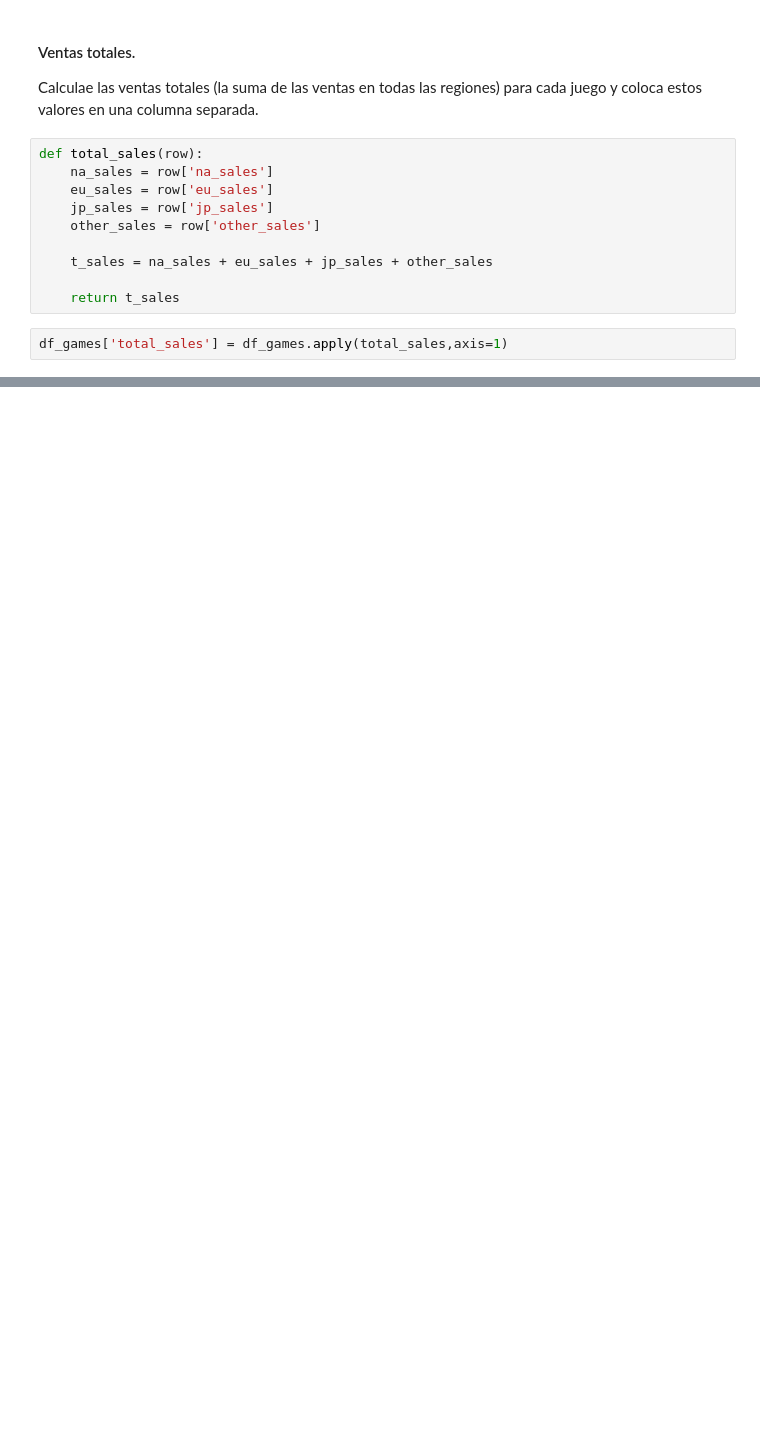
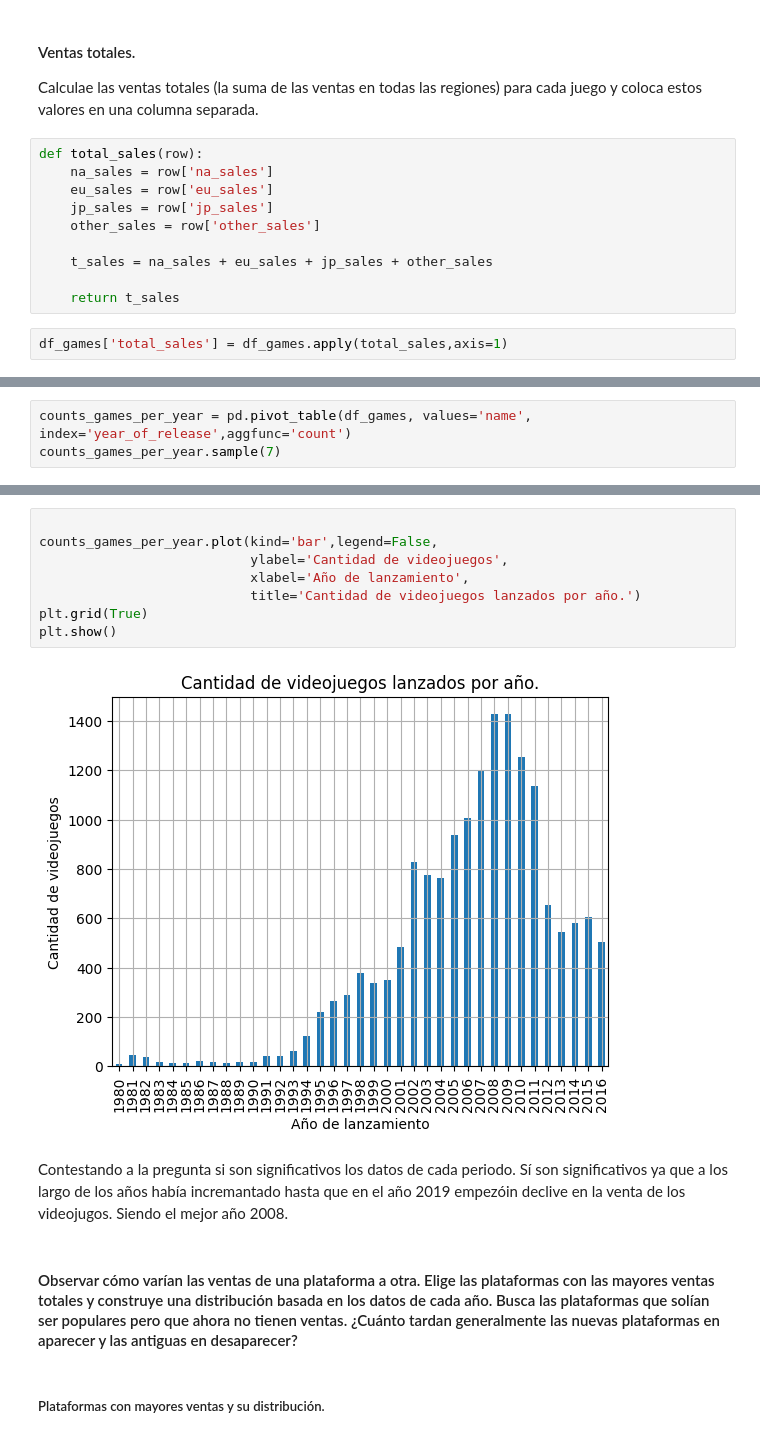
Before and after one commit to Car27VeP/AED_videojuegos, a Jupyter notebook: AED_games.ipynb, the cells around one changed output, grey strips where cells are left out. Cells and saved outputs as stored; diff of their text form; blank space fills up the shorter version.

```diff
--- a/AED_games.ipynb
+++ b/AED_games.ipynb
@@ -221,0 +307,3 @@ df_games['total_sales'] = df_games.apply(total_sales,axis=1)
+# %%
+counts_games_per_year = pd.pivot_table(df_games, values='name', index='year_of_release',aggfunc='count')
+counts_games_per_year.sample(7)
@@ -221,0 +320,16 @@ df_games['total_sales'] = df_games.apply(total_sales,axis=1)
+# %%
+
+counts_games_per_year.plot(kind='bar',legend=False,
+                           ylabel='Cantidad de videojuegos',
+                           xlabel='Año de lanzamiento',
+                           title='Cantidad de videojuegos lanzados por año.')
+plt.grid(True)
+plt.show()
+# %% [output]
+[figure, added]
+# %% [markdown]
+Contestando a la pregunta si son significativos los datos de cada periodo. Sí son significativos ya que a los largo de los años había incremantado hasta que en el año 2019 empezóin declive en la venta de los videojugos. Siendo el mejor año 2008.
+# %% [markdown]
+#### Observar cómo varían las ventas de una plataforma a otra. Elige las plataformas con las mayores ventas totales y construye una distribución basada en los datos de cada año. Busca las plataformas que solían ser populares pero que ahora no tienen ventas. ¿Cuánto tardan generalmente las nuevas plataformas en aparecer y las antiguas en desaparecer?
+# %% [markdown]
+##### Plataformas con mayores ventas y su distribución.
```
Also changed, not shown: parts of 35 cells of this notebook.
